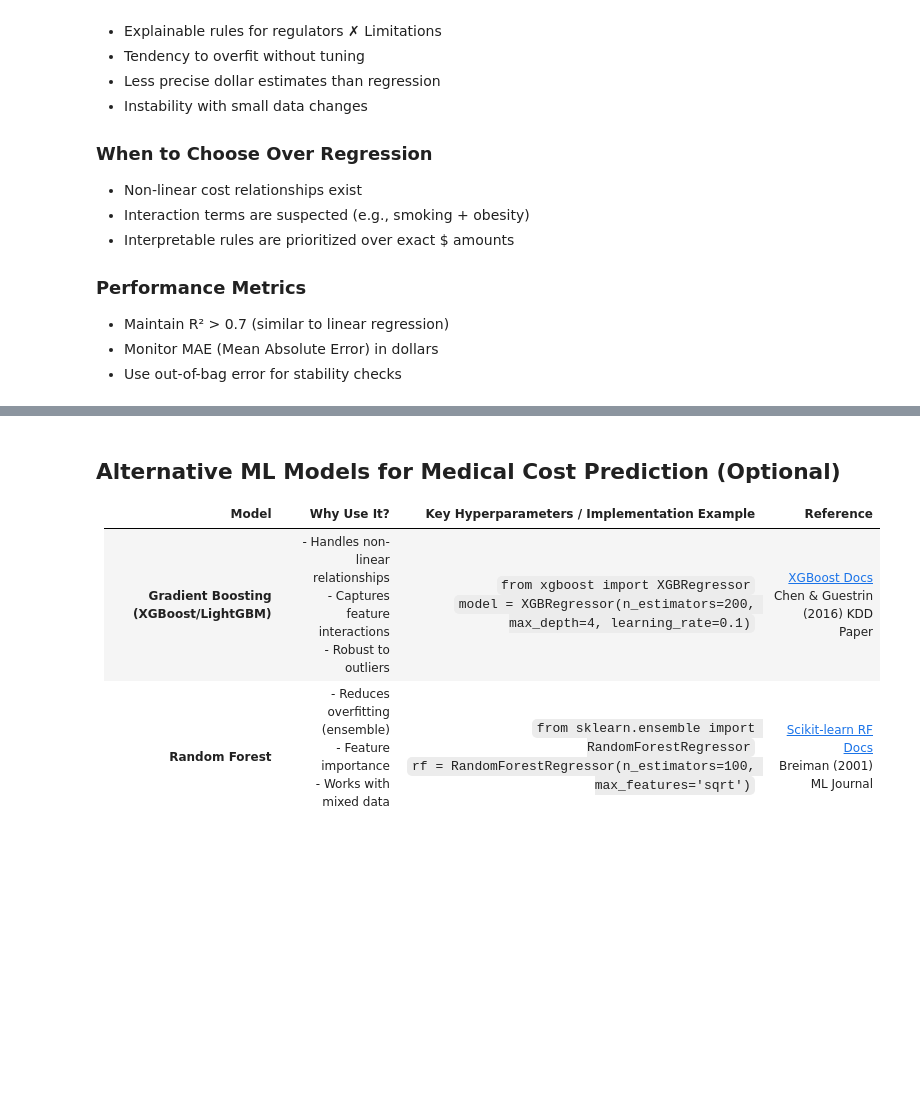
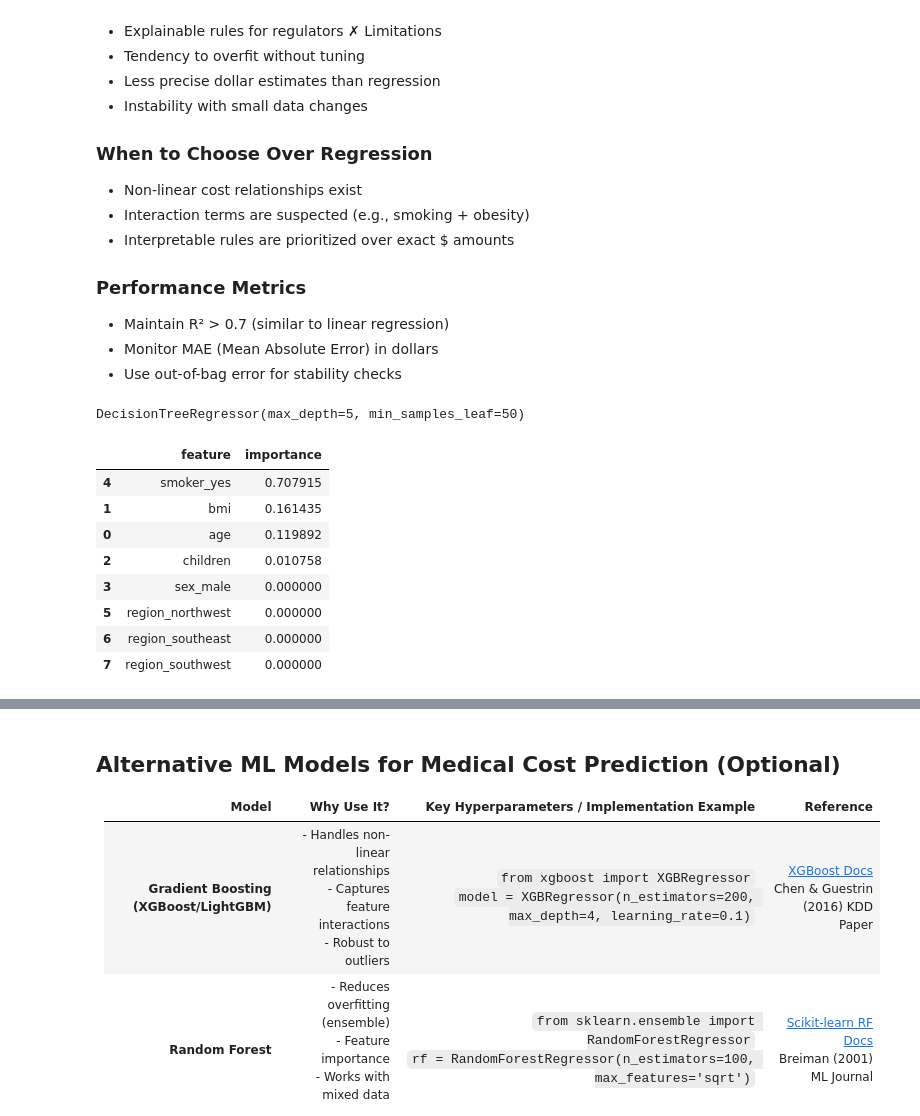
Before and after one commit to tianxi-Z2/Data-Science-Project--Healthcare-Cost-Analysis-Insurance-Pricing-Optimization, a Jupyter notebook: notebooks/3_Pricing_Model.ipynb, the cells around one changed output, grey strips where cells are left out. Cells and saved outputs as stored; diff of their text form; code cells hidden in the pictures; blank space fills up the shorter version.

```diff
--- a/notebooks/3_Pricing_Model.ipynb
+++ b/notebooks/3_Pricing_Model.ipynb
@@ -206,10 +326,28 @@ Smoker? → Yes → Age ≥ 45 → $28,000
 # %%
-# Todo:  **Model Training**
-#     - [ ] Import and initialize `DecisionTreeRegressor` with reasonable hyperparameters (`max_depth`, `min_samples_leaf`).
-#     - [ ] Fit the model on the training data.
+# Todo:Model Training
+from sklearn.tree import DecisionTreeRegressor
+tree = DecisionTreeRegressor(
+    max_depth = 5,
+    min_samples_leaf = 50
+)
+tree.fit(x_train,y_train)
+# %% [output]
+DecisionTreeRegressor(max_depth=5, min_samples_leaf=50)
 # %%
 # Todo: **Model Evaluation**
-#     - [ ] Predict on the test set.
-#     - [ ] Calculate R² and MAE (Mean Absolute Error) for model performance.
-#     - [ ] Compare results to linear regression baseline.
+pd.DataFrame({
+    'feature':x_train.columns,
+    'importance': tree.feature_importances_
+}
+).sort_values('importance', ascending=False)
+# %% [output]
+|  | feature | importance |
+| 4 | smoker_yes | 0.707915 |
+| 1 | bmi | 0.161435 |
+| 0 | age | 0.119892 |
+| 2 | children | 0.010758 |
+| 3 | sex_male | 0.000000 |
+| 5 | region_northwest | 0.000000 |
+| 6 | region_southeast | 0.000000 |
+| 7 | region_southwest | 0.000000 |
 # %%
```
Also changed, not shown: parts of 10 cells of this notebook, 19 other files.
